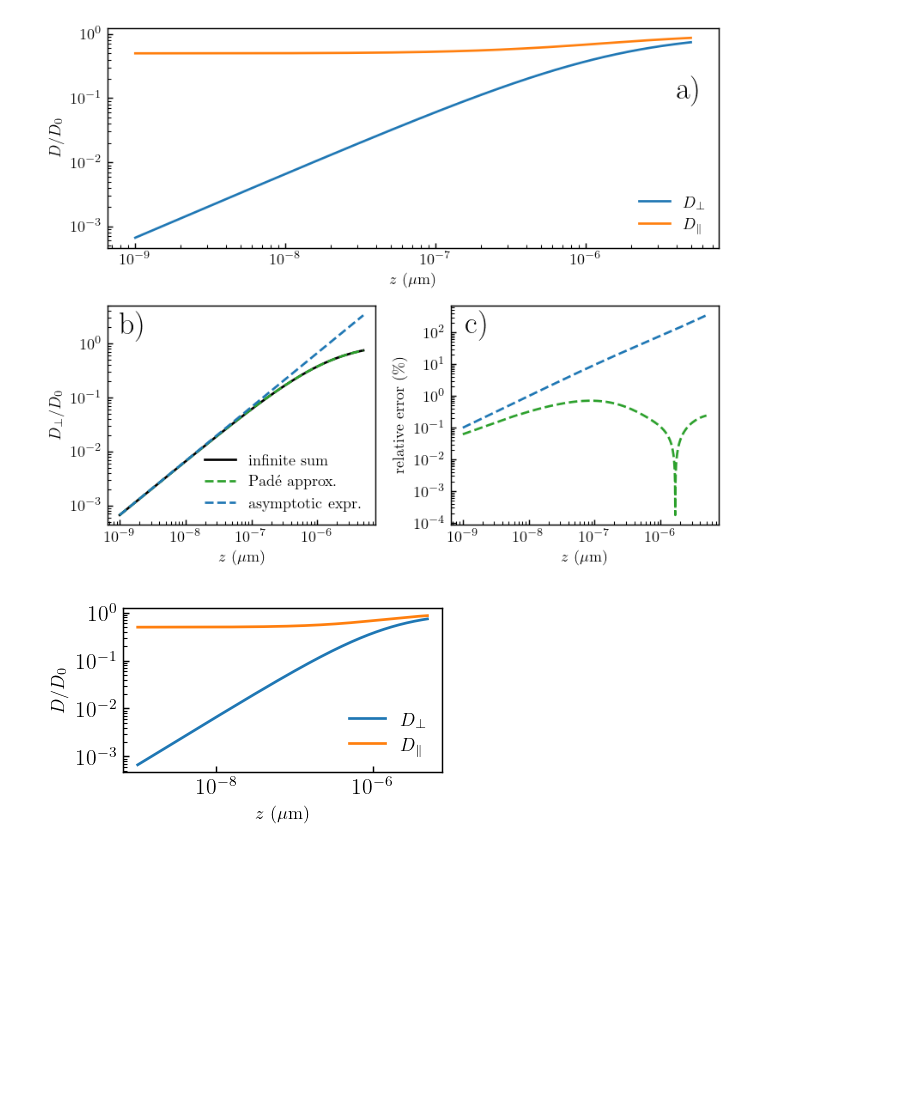
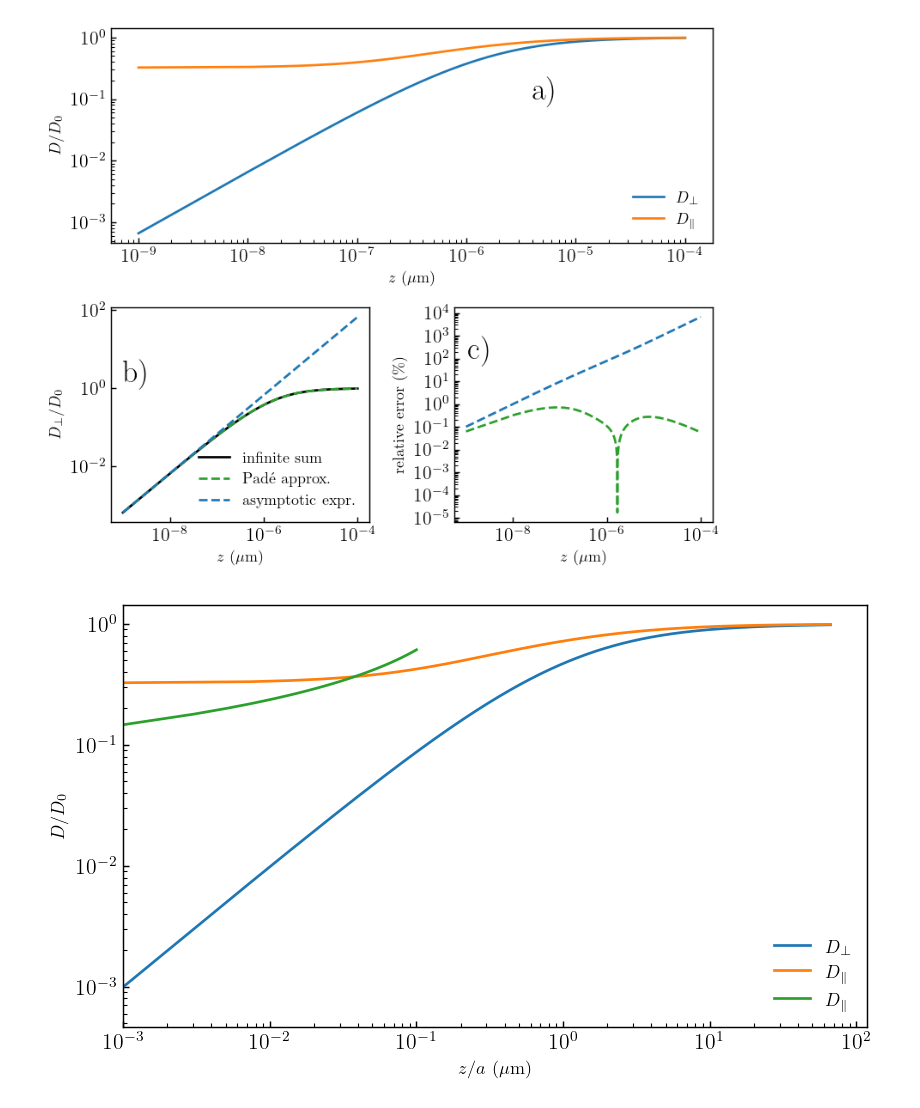
Before and after one commit to eXpensia/Confined-Brownian-Motion, a Jupyter notebook: Preparation_talk/theory_lambda/Hindered_diffusion.ipynb, the cells around one changed output. Saved outputs shown, nothing was run; the diff lists cells and outputs as text; code cells hidden in the pictures; blank space fills up the shorter version.

```diff
--- a/Preparation_talk/theory_lambda/Hindered_diffusion.ipynb
+++ b/Preparation_talk/theory_lambda/Hindered_diffusion.ipynb
@@ -31,7 +31,7 @@ kT = 4e-21
 # %%
 def Dx(eta, z, a):
     xi = a/ (z + a)
-    etax = eta / (1 - 9/16 *xi  + 1/8 * xi ** 3 - 45/256 **4 - 1/16 * xi ** 5)
+    etax = eta / (1 - 9/16 *xi  + 1/8 * xi ** 3 - 45/256 *xi **4 - 1/16 * xi ** 5)
     return kT / (6 * np.pi * etax * a)
 # %%
 def Dz(eta, z, a):
@@ -62,7 +62,7 @@ def Dz_small_z(eta, z, a):
     etaz =  eta  *a / z
     return kT / (6 * np.pi * etaz * a)
 # %%
-zs = np.linspace(1e-9, 5e-6, 1000)
+zs = np.linspace(1e-9, 100e-6, 10000)
 D = np.array([Dz(0.001, z, 1.5e-6) for z in zs ])
 D_pade = np.array([Dz_pade(0.001, z, 1.5e-6) for z in zs])
 D_small = np.array([Dz_small_z(0.001, z, 1.5e-6) for z in zs])
@@ -154,23 +154,34 @@ plt.tight_layout()
 
 plt.savefig("hindered_diffusion.pdf")
 # %% [output]
-[figure, old version]
+[figure, new version]
 # %%
-fig = plt.figure(figsize=(cm2inch(5*1.68),cm2inch(5)))
-plt.loglog(zs, D / D0, label = "$D_\\bot$",)
-plt.plot(zs, Dx / D0, label = "$D_\\parallel$",)
+fig = plt.figure(figsize=(cm2inch(10*1.68),cm2inch(10)))
+plt.loglog(zs/a, D / D0, label = "$D_\\bot$",)
+plt.plot(zs/a, Dx / D0, label = "$D_\\parallel$",)
+z_log = np.linspace(a*1e-3, 0.1*a)
+
+Dx_log = np.array(-9/8*np.log(z_log/a) - 0.95429)**(-1)
+#Dx_log2 = np.array(-9/8*np.log(z_log/a) - 0.95429 - 64/375 * (z_log/a) * np.log(z_log/a))**(-1)
+
+z_log = np.linspace(a*1e-3, 0.1*a)
+plt.plot(z_log/a, Dx_log, label = "$D_\\parallel$",)
+#plt.plot(z_log/a, Dx_log2, label = "$D_\\parallel$",)
+
+
 plt.legend(frameon=False)
-plt.xlabel("$z$ ($\mu$m)")
+plt.xlabel("$z/a$ ($\mu$m)")
 plt.ylabel("$D / D_0$")
 ax = plt.gca()
 locmaj = mpl.ticker.LogLocator(base=10.0, subs=(1.0, ), numticks=100)
 ax.yaxis.set_major_locator(locmaj)
 locmin = mpl.ticker.LogLocator(base=10.0, subs=np.arange(2, 10) * .1,
                                       numticks=100)
+plt.xlim(1e-3, None)
 ax.yaxis.set_minor_locator(locmin)
 ax.yaxis.set_minor_formatter(mpl.ticker.NullFormatter())
 plt.tight_layout()
 plt.savefig("diff.svg")
 # %% [output]
-[figure, old version]
+[figure, new version]
 # %%
```
Also changed, not shown: parts of 6 cells of this notebook, 29 other files.
